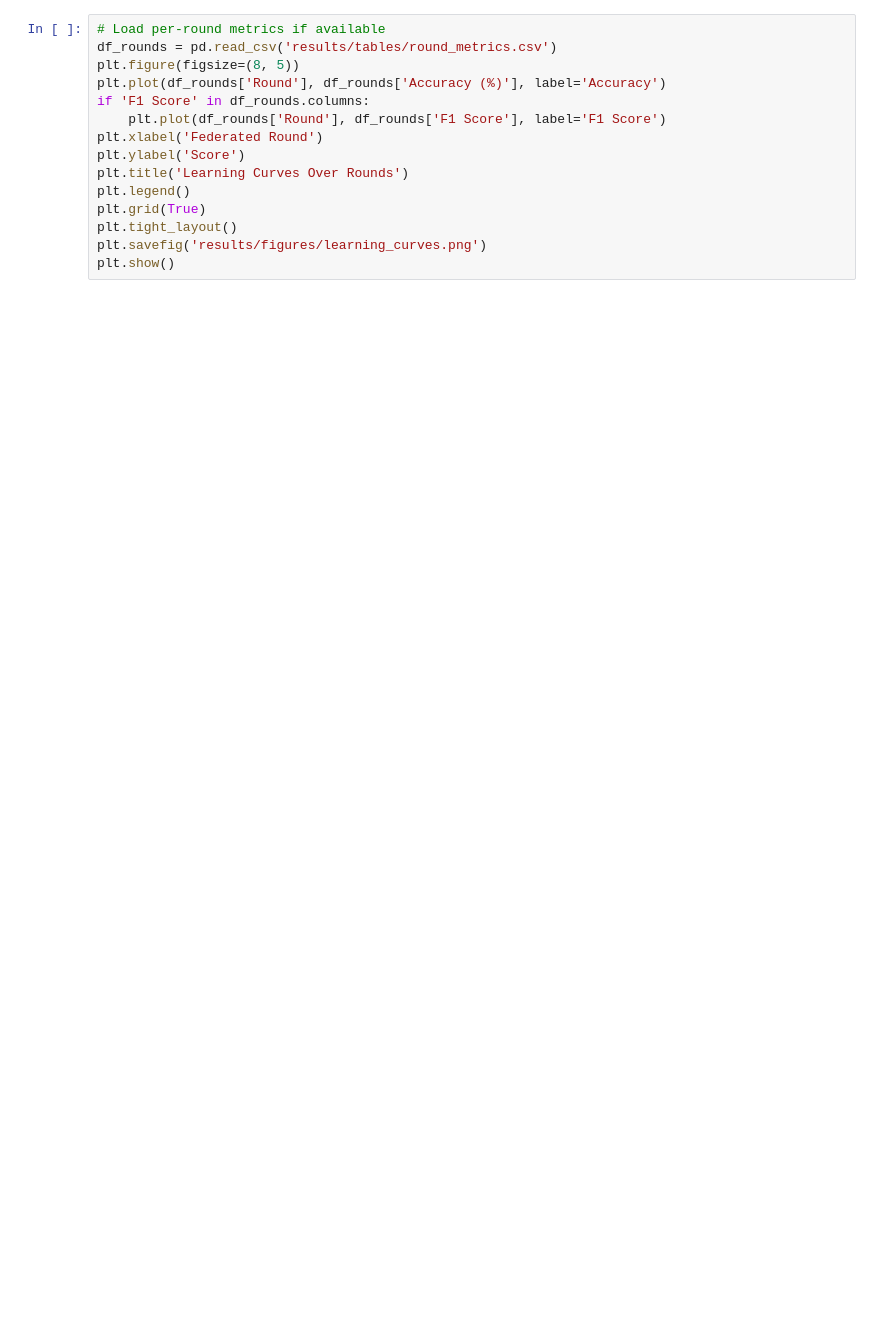
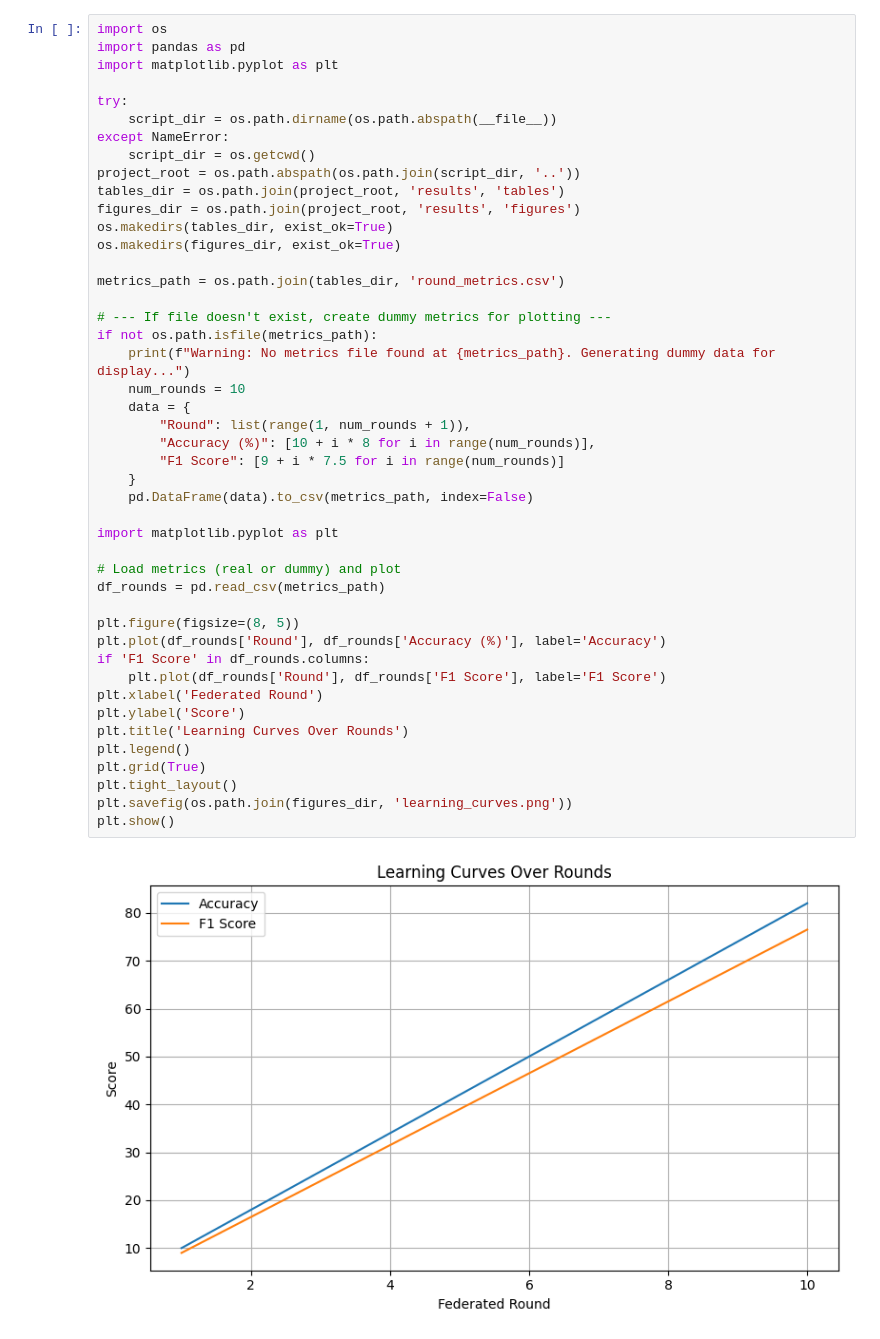
Before and after one commit to DreamX55/FederatedLearning_Project, a Jupyter notebook: scripts/analysis.ipynb, the cells around one changed output. Saved outputs shown, nothing was run; the diff lists cells and outputs as text; blank space fills up the shorter version.

```diff
--- a/scripts/analysis.ipynb
+++ b/scripts/analysis.ipynb
@@ -58,16 +136,48 @@ plt.show()
 # %%
-# Load per-round metrics if available
-df_rounds = pd.read_csv('results/tables/round_metrics.csv')
+import os
+import pandas as pd
+import matplotlib.pyplot as plt
+
+try:
+    script_dir = os.path.dirname(os.path.abspath(__file__))
+except NameError:
+    script_dir = os.getcwd()
+project_root = os.path.abspath(os.path.join(script_dir, '..'))
+tables_dir = os.path.join(project_root, 'results', 'tables')
+figures_dir = os.path.join(project_root, 'results', 'figures')
+os.makedirs(tables_dir, exist_ok=True)
+os.makedirs(figures_dir, exist_ok=True)
+
+metrics_path = os.path.join(tables_dir, 'round_metrics.csv')
+
+# --- If file doesn't exist, create dummy metrics for plotting ---
+if not os.path.isfile(metrics_path):
+    print(f"Warning: No metrics file found at {metrics_path}. Generating dummy data for display...")
+    num_rounds = 10
+    data = {
+        "Round": list(range(1, num_rounds + 1)),
+        "Accuracy (%)": [10 + i * 8 for i in range(num_rounds)],
+        "F1 Score": [9 + i * 7.5 for i in range(num_rounds)]
+    }
+    pd.DataFrame(data).to_csv(metrics_path, index=False)
+
+import matplotlib.pyplot as plt
+
+# Load metrics (real or dummy) and plot
+df_rounds = pd.read_csv(metrics_path)
+
 plt.figure(figsize=(8, 5))
 plt.plot(df_rounds['Round'], df_rounds['Accuracy (%)'], label='Accuracy')
 if 'F1 Score' in df_rounds.columns:
     plt.plot(df_rounds['Round'], df_rounds['F1 Score'], label='F1 Score')
 plt.xlabel('Federated Round')
 plt.ylabel('Score')
 plt.title('Learning Curves Over Rounds')
 plt.legend()
 plt.grid(True)
 plt.tight_layout()
-plt.savefig('results/figures/learning_curves.png')
+plt.savefig(os.path.join(figures_dir, 'learning_curves.png'))
 plt.show()
+# %% [output]
+[figure, added]
 # %%
```
Also changed, not shown: parts of 9 cells of this notebook, 5 other files.
